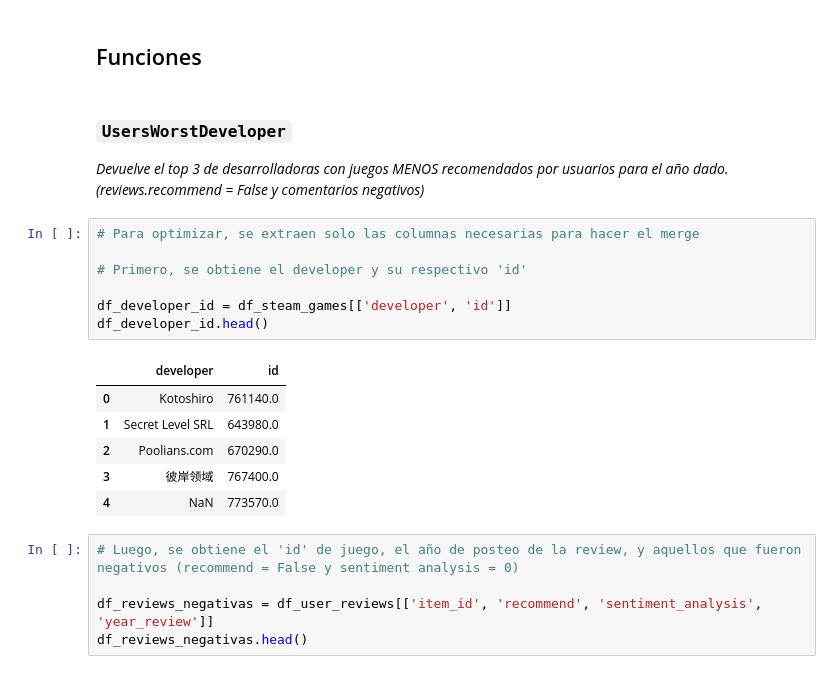
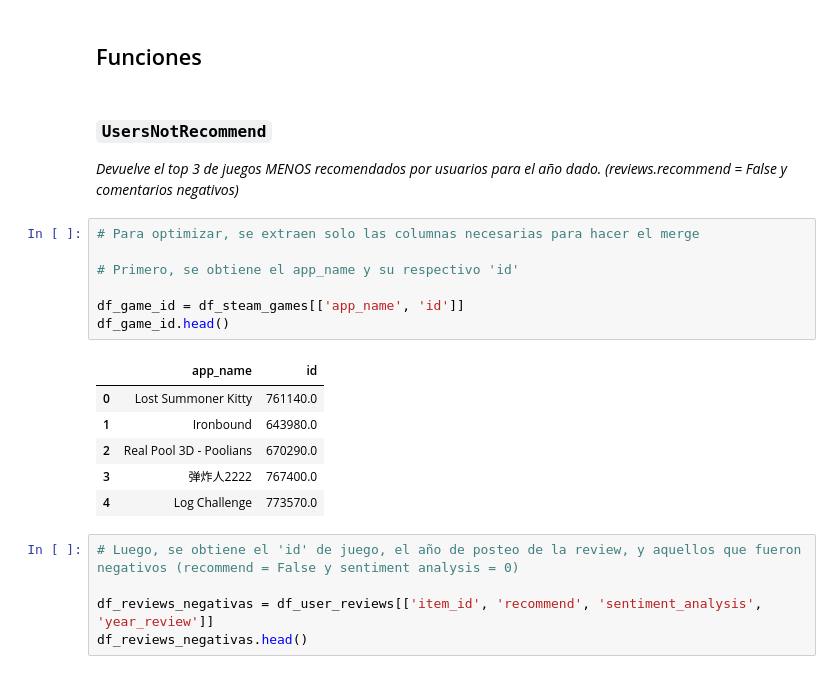
Before and after one commit to maxilucchesi/PI-MLOps, a Jupyter notebook: endpoints.ipynb, the cells around one changed output. Saved outputs shown, nothing was run; the diff lists cells and outputs as text.

````diff
--- a/endpoints.ipynb
+++ b/endpoints.ipynb
@@ -78,22 +78,22 @@ print(df_user_reviews['recommend'].unique())
 # %% [markdown]
 ## Funciones
 # %% [markdown]
-### ```UsersWorstDeveloper```
-_Devuelve el top 3 de desarrolladoras con juegos MENOS recomendados por usuarios para el año dado. (reviews.recommend = False y comentarios negativos)_
+### ```UsersNotRecommend```
+_Devuelve el top 3 de juegos MENOS recomendados por usuarios para el año dado. (reviews.recommend = False y comentarios negativos)_
 # %%
 # Para optimizar, se extraen solo las columnas necesarias para hacer el merge
 
-# Primero, se obtiene el developer y su respectivo 'id'
+# Primero, se obtiene el app_name y su respectivo 'id'
 
-df_developer_id = df_steam_games[['developer', 'id']]
-df_developer_id.head()
+df_game_id = df_steam_games[['app_name', 'id']]
+df_game_id.head()
 # %% [output]
-|  | developer | id |
-| 0 | Kotoshiro | 761140.0 |
-| 1 | Secret Level SRL | 643980.0 |
-| 2 | Poolians.com | 670290.0 |
-| 3 | 彼岸领域 | 767400.0 |
-| 4 | NaN | 773570.0 |
+|  | app_name | id |
+| 0 | Lost Summoner Kitty | 761140.0 |
+| 1 | Ironbound | 643980.0 |
+| 2 | Real Pool 3D - Poolians | 670290.0 |
+| 3 | 弹炸人2222 | 767400.0 |
+| 4 | Log Challenge | 773570.0 |
 # %%
 # Luego, se obtiene el 'id' de juego, el año de posteo de la review, y aquellos que fueron negativos (recommend = False y sentiment analysis = 0)
 
````
Also changed, not shown: parts of 18 cells of this notebook.
